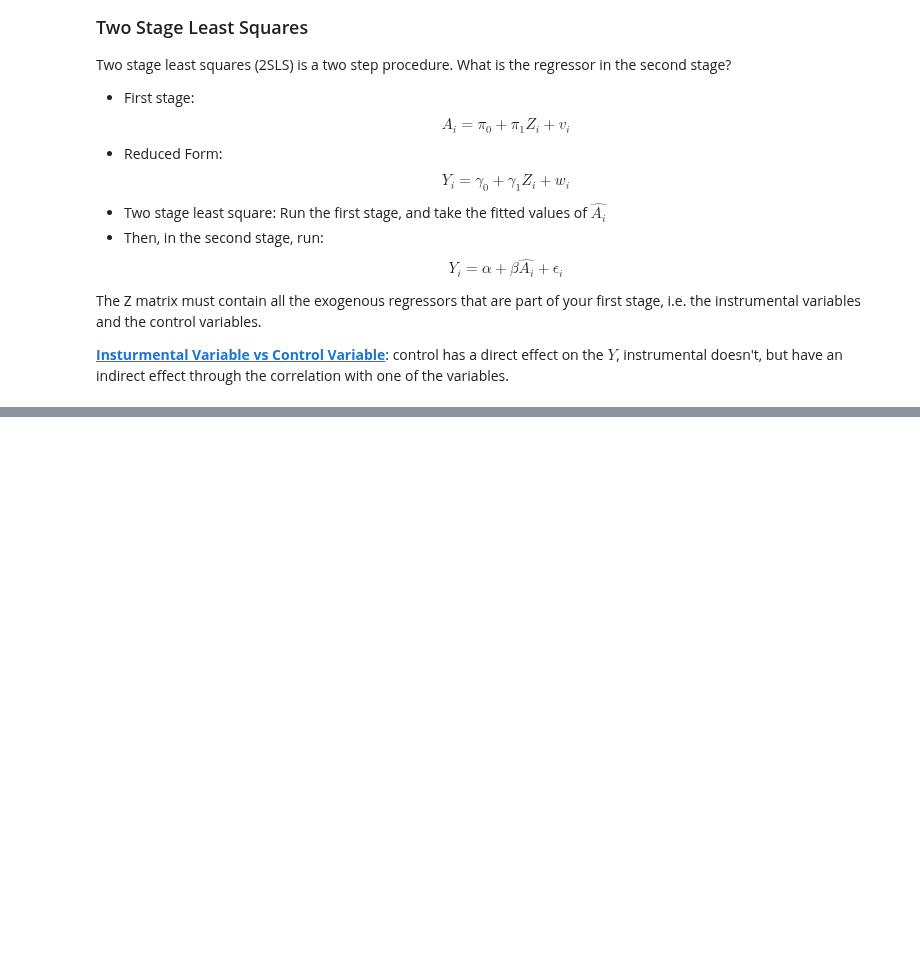
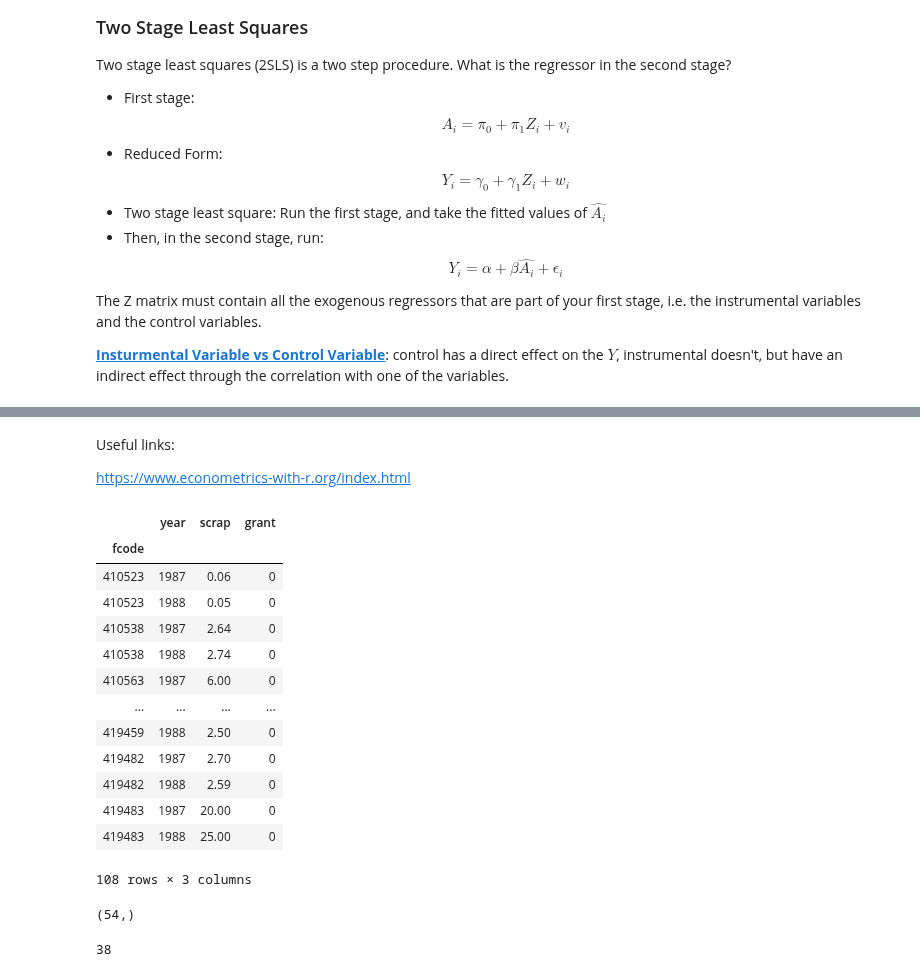
Before and after one commit to lucaberlanda/Magazzino, a Jupyter notebook: DataAnalysis.ipynb, the cells around one changed output, grey strips where cells are left out. Saved outputs shown, nothing was run; the diff lists cells and outputs as text; code cells hidden in the pictures; blank space fills up the shorter version.

```diff
--- a/DataAnalysis.ipynb
+++ b/DataAnalysis.ipynb
@@ -697,0 +939,37 @@ The Z matrix must contain all the exogenous regressors that are part of your fir
+# %% [markdown]
+Useful links:
+
+https://www.econometrics-with-r.org/index.html
+# %%
+from primitive import *
+import statsmodels.api as sm
+import numpy as np
+
+df = pd.read_csv('data_manufacturing.csv').loc[:, ['fcode', 'year', 'scrap', 'grant']].set_index('fcode')
+df = df[(df.year.isin([1987, 1988]))&(~df.scrap.isnull())]  # Not Null Scraps in 1987 1988
+# %%
+df
+# %% [output]
+|  | year | scrap | grant |
+| fcode |  |  |  |
+| 410523 | 1987 | 0.06 | 0 |
+| 410523 | 1988 | 0.05 | 0 |
+| 410538 | 1987 | 2.64 | 0 |
+| 410538 | 1988 | 2.74 | 0 |
+| 410563 | 1987 | 6.00 | 0 |
+| ... | ... | ... | ... |
+| 419459 | 1988 | 2.50 | 0 |
+| 419482 | 1987 | 2.70 | 0 |
+| 419482 | 1988 | 2.59 | 0 |
+| 419483 | 1987 | 20.00 | 0 |
+| 419483 | 1988 | 25.00 | 0 |
+108 rows × 3 columns
+# %%
+df.groupby('fcode').count().loc[:, 'scrap'].shape
+# %% [output]
+(54,)
+# %%
+treatment_list = list(df[df.grant == 1].index.values)
+len(treatment_list)
+# %% [output]
+38
```
Also changed, not shown: parts of 20 cells of this notebook, 4 other files.
